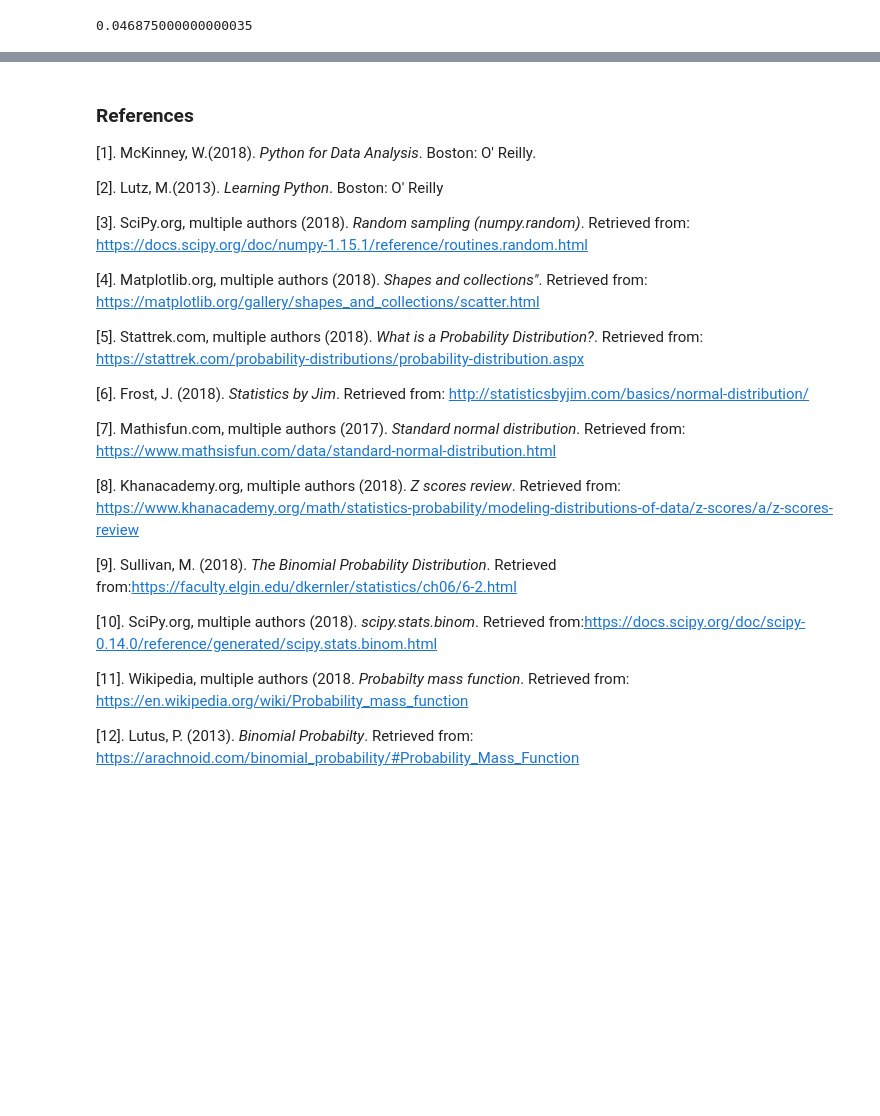
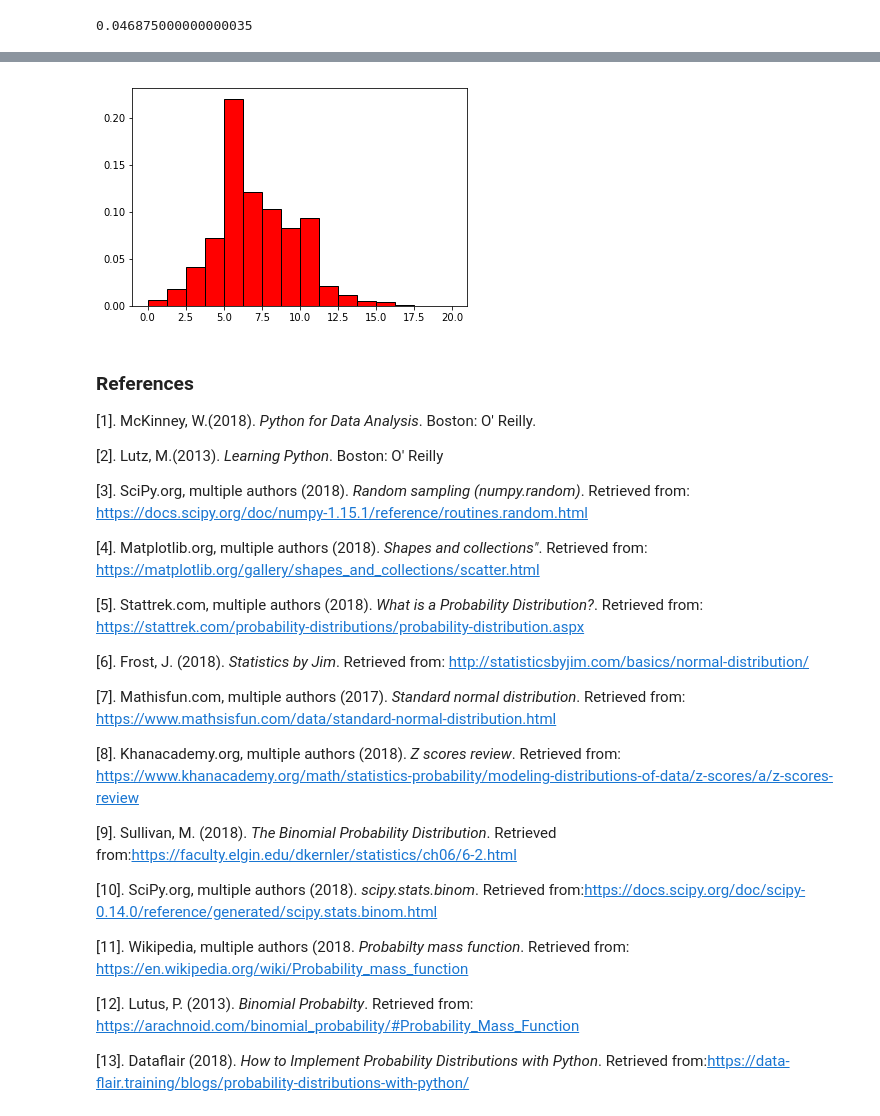
Before and after one commit to Datagatherer2357/Practical-Assignment-Programming-for-data-analysis-GMIT, a Jupyter notebook: practical-assignment-numpy.random.ipynb, the cells around one changed output, grey strips where cells are left out. Cells and saved outputs as stored; diff of their text form; code cells hidden in the pictures; blank space fills up the shorter version.

Commit message:
started Poisson

```diff
--- a/practical-assignment-numpy.random.ipynb
+++ b/practical-assignment-numpy.random.ipynb
@@ -491,3 +499,12 @@ It should be understood that the simplest binomial application is in fact to use
+# %%
+import numpy as np
+poiss = np.random.poisson(7, 20000)
+import matplotlib.pyplot as plt
+plt.hist(poiss, 16, density=True, color='r', edgecolor ='k') # Adding sample count, amount of bins and density function line (True = normal),
+                                                             # and adding edgecolour to the bins
+plt.show()
+# %% [output]
+[figure, added]
 # %% [markdown]
 ### References
 
@@ -514,3 +531,5 @@ It should be understood that the simplest binomial application is in fact to use
 [11]. Wikipedia, multiple authors (2018. *Probabilty mass function*. Retrieved from: https://en.wikipedia.org/wiki/Probability_mass_function
 
 [12]. Lutus, P. (2013). *Binomial Probabilty*. Retrieved from: https://arachnoid.com/binomial_probability/#Probability_Mass_Function
+
+[13]. Dataflair (2018). *How to Implement Probability Distributions with Python*. Retrieved from:https://data-flair.training/blogs/probability-distributions-with-python/
```
Also changed, not shown: parts of 2 cells of this notebook.
